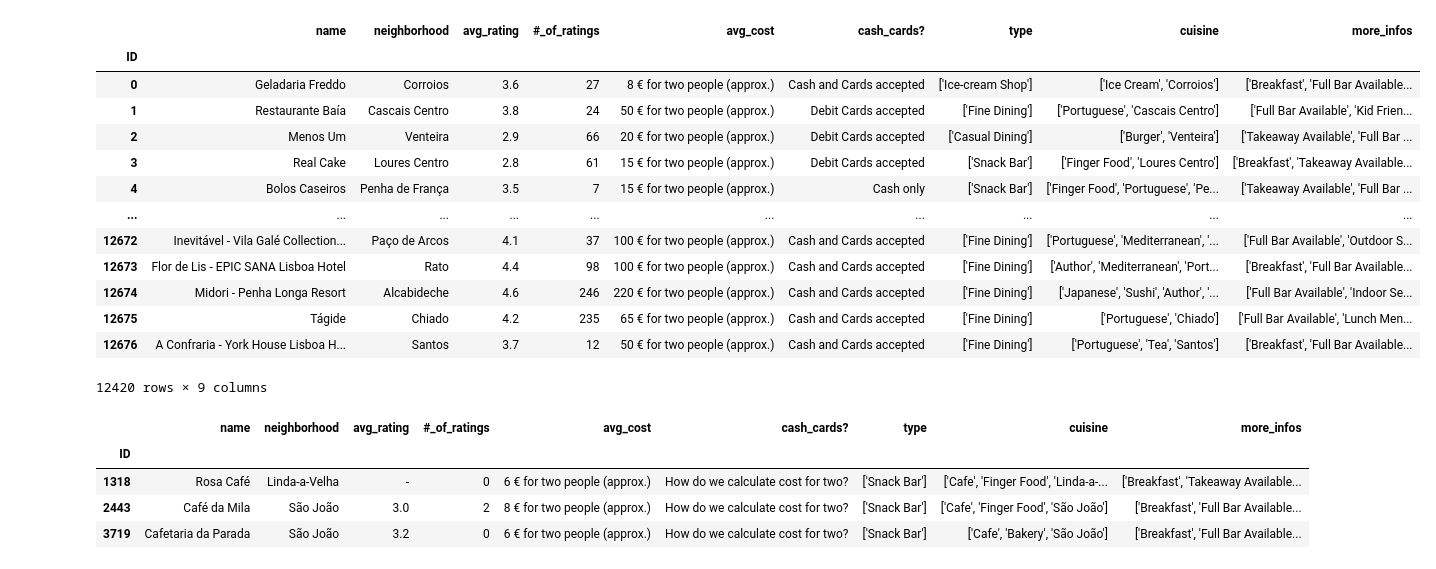
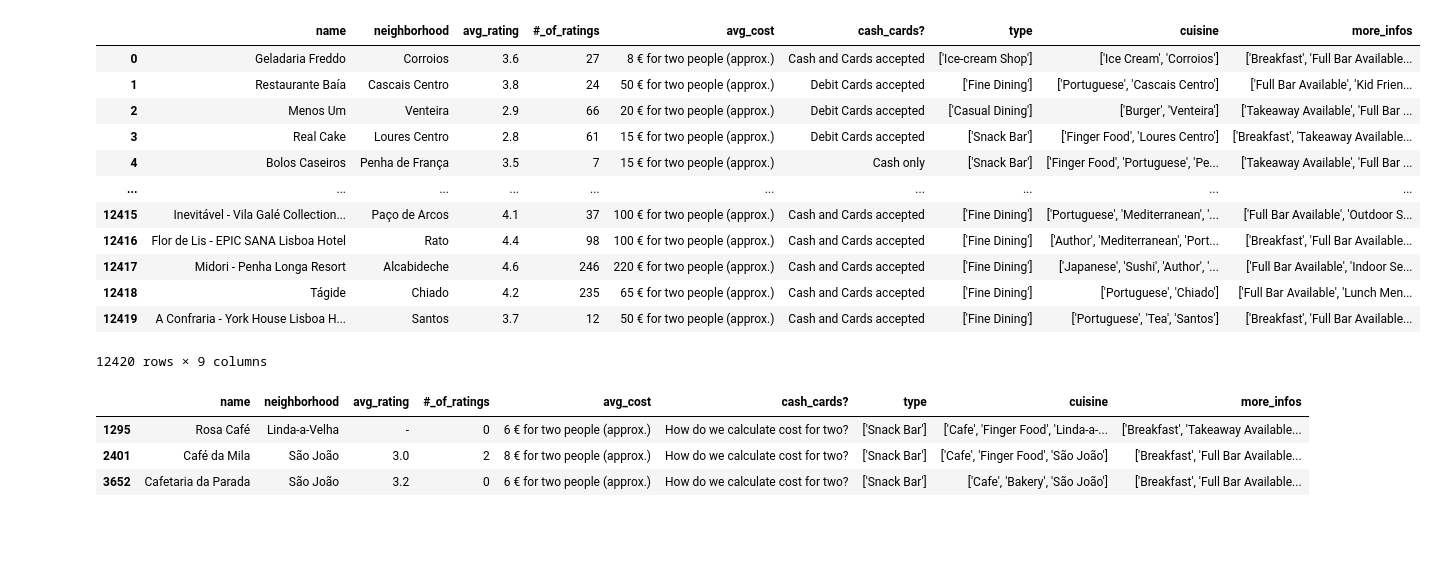
Before and after one commit to Mast3rSensei/Project-Week-3-Data-Thieves, a Jupyter notebook: your-project/Data Analysis/Untitled.ipynb, the cells around one changed output. Cells and saved outputs as stored; diff of their text form; code cells hidden in the pictures; blank space fills up the shorter version.

```diff
--- a/your-project/Data Analysis/Untitled.ipynb
+++ b/your-project/Data Analysis/Untitled.ipynb
@@ -1,29 +1,30 @@
 # %%
 import pandas as pd
 import numpy as np
+import re
+pd.set_option('Display.max_rows', 1000)
 # %%
-df = pd.read_csv('zomato_restaurants_lisbon', index_col='ID')
+df = pd.read_csv('zomato_restaurants_lisbon')
+df.drop('ID', inplace=True, axis=1)
 df
 # %% [output]
 |  | name | neighborhood | avg_rating | #_of_ratings | avg_cost | cash_cards? | type | cuisine | more_infos |
-| ID |  |  |  |  |  |  |  |  |  |
 | 0 | Geladaria Freddo | Corroios | 3.6 | 27 | 8 € for two people (approx.) | Cash and Cards accepted | ['Ice-cream Shop'] | ['Ice Cream', 'Corroios'] | ['Breakfast', 'Full Bar Available... |
 | 1 | Restaurante Baía | Cascais Centro | 3.8 | 24 | 50 € for two people (approx.) | Debit Cards accepted | ['Fine Dining'] | ['Portuguese', 'Cascais Centro'] | ['Full Bar Available', 'Kid Frien... |
 | 2 | Menos Um | Venteira | 2.9 | 66 | 20 € for two people (approx.) | Debit Cards accepted | ['Casual Dining'] | ['Burger', 'Venteira'] | ['Takeaway Available', 'Full Bar ... |
 | 3 | Real Cake | Loures Centro | 2.8 | 61 | 15 € for two people (approx.) | Debit Cards accepted | ['Snack Bar'] | ['Finger Food', 'Loures Centro'] | ['Breakfast', 'Takeaway Available... |
 | 4 | Bolos Caseiros | Penha de França | 3.5 | 7 | 15 € for two people (approx.) | Cash only | ['Snack Bar'] | ['Finger Food', 'Portuguese', 'Pe... | ['Takeaway Available', 'Full Bar ... |
 | ... | ... | ... | ... | ... | ... | ... | ... | ... | ... |
-| 12672 | Inevitável - Vila Galé Collection... | Paço de Arcos | 4.1 | 37 | 100 € for two people (approx.) | Cash and Cards accepted | ['Fine Dining'] | ['Portuguese', 'Mediterranean', '... | ['Full Bar Available', 'Outdoor S... |
-| 12673 | Flor de Lis - EPIC SANA Lisboa Hotel | Rato | 4.4 | 98 | 100 € for two people (approx.) | Cash and Cards accepted | ['Fine Dining'] | ['Author', 'Mediterranean', 'Port... | ['Breakfast', 'Full Bar Available... |
-| 12674 | Midori - Penha Longa Resort | Alcabideche | 4.6 | 246 | 220 € for two people (approx.) | Cash and Cards accepted | ['Fine Dining'] | ['Japanese', 'Sushi', 'Author', '... | ['Full Bar Available', 'Indoor Se... |
-| 12675 | Tágide | Chiado | 4.2 | 235 | 65 € for two people (approx.) | Cash and Cards accepted | ['Fine Dining'] | ['Portuguese', 'Chiado'] | ['Full Bar Available', 'Lunch Men... |
-| 12676 | A Confraria - York House Lisboa H... | Santos | 3.7 | 12 | 50 € for two people (approx.) | Cash and Cards accepted | ['Fine Dining'] | ['Portuguese', 'Tea', 'Santos'] | ['Breakfast', 'Full Bar Available... |
+| 12415 | Inevitável - Vila Galé Collection... | Paço de Arcos | 4.1 | 37 | 100 € for two people (approx.) | Cash and Cards accepted | ['Fine Dining'] | ['Portuguese', 'Mediterranean', '... | ['Full Bar Available', 'Outdoor S... |
+| 12416 | Flor de Lis - EPIC SANA Lisboa Hotel | Rato | 4.4 | 98 | 100 € for two people (approx.) | Cash and Cards accepted | ['Fine Dining'] | ['Author', 'Mediterranean', 'Port... | ['Breakfast', 'Full Bar Available... |
+| 12417 | Midori - Penha Longa Resort | Alcabideche | 4.6 | 246 | 220 € for two people (approx.) | Cash and Cards accepted | ['Fine Dining'] | ['Japanese', 'Sushi', 'Author', '... | ['Full Bar Available', 'Indoor Se... |
+| 12418 | Tágide | Chiado | 4.2 | 235 | 65 € for two people (approx.) | Cash and Cards accepted | ['Fine Dining'] | ['Portuguese', 'Chiado'] | ['Full Bar Available', 'Lunch Men... |
+| 12419 | A Confraria - York House Lisboa H... | Santos | 3.7 | 12 | 50 € for two people (approx.) | Cash and Cards accepted | ['Fine Dining'] | ['Portuguese', 'Tea', 'Santos'] | ['Breakfast', 'Full Bar Available... |
 12420 rows × 9 columns
 # %%
 df[df['cash_cards?'] == "How do we calculate cost for two?"]
 # %% [output]
 |  | name | neighborhood | avg_rating | #_of_ratings | avg_cost | cash_cards? | type | cuisine | more_infos |
-| ID |  |  |  |  |  |  |  |  |  |
-| 1318 | Rosa Café | Linda-a-Velha | - | 0 | 6 € for two people (approx.) | How do we calculate cost for two? | ['Snack Bar'] | ['Cafe', 'Finger Food', 'Linda-a-... | ['Breakfast', 'Takeaway Available... |
-| 2443 | Café da Mila | São João | 3.0 | 2 | 8 € for two people (approx.) | How do we calculate cost for two? | ['Snack Bar'] | ['Cafe', 'Finger Food', 'São João'] | ['Breakfast', 'Full Bar Available... |
-| 3719 | Cafetaria da Parada | São João | 3.2 | 0 | 6 € for two people (approx.) | How do we calculate cost for two? | ['Snack Bar'] | ['Cafe', 'Bakery', 'São João'] | ['Breakfast', 'Full Bar Available... |
+| 1295 | Rosa Café | Linda-a-Velha | - | 0 | 6 € for two people (approx.) | How do we calculate cost for two? | ['Snack Bar'] | ['Cafe', 'Finger Food', 'Linda-a-... | ['Breakfast', 'Takeaway Available... |
+| 2401 | Café da Mila | São João | 3.0 | 2 | 8 € for two people (approx.) | How do we calculate cost for two? | ['Snack Bar'] | ['Cafe', 'Finger Food', 'São João'] | ['Breakfast', 'Full Bar Available... |
+| 3652 | Cafetaria da Parada | São João | 3.2 | 0 | 6 € for two people (approx.) | How do we calculate cost for two? | ['Snack Bar'] | ['Cafe', 'Bakery', 'São João'] | ['Breakfast', 'Full Bar Available... |
```
Also changed, not shown: parts of 10 cells of this notebook, 1 other file.
